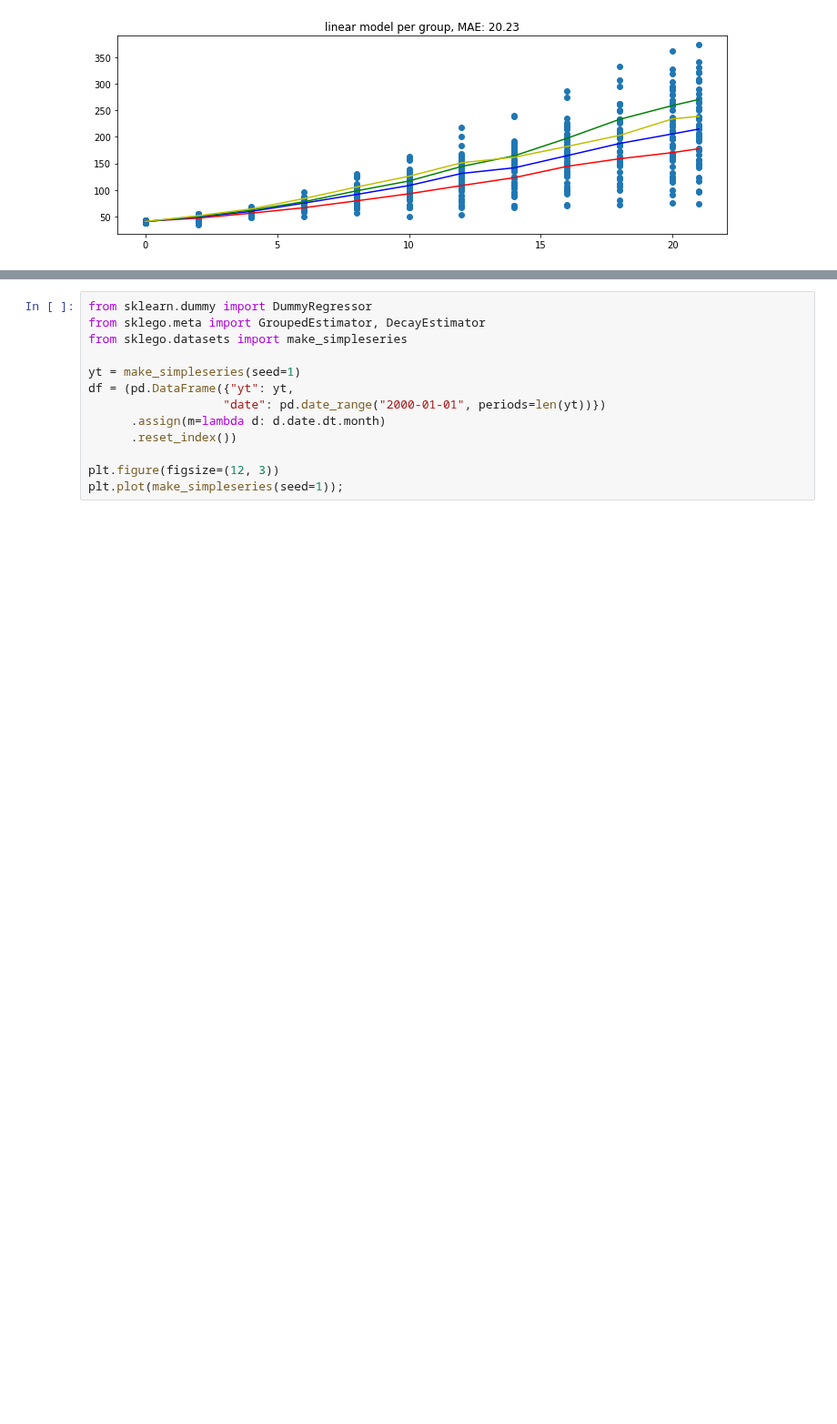
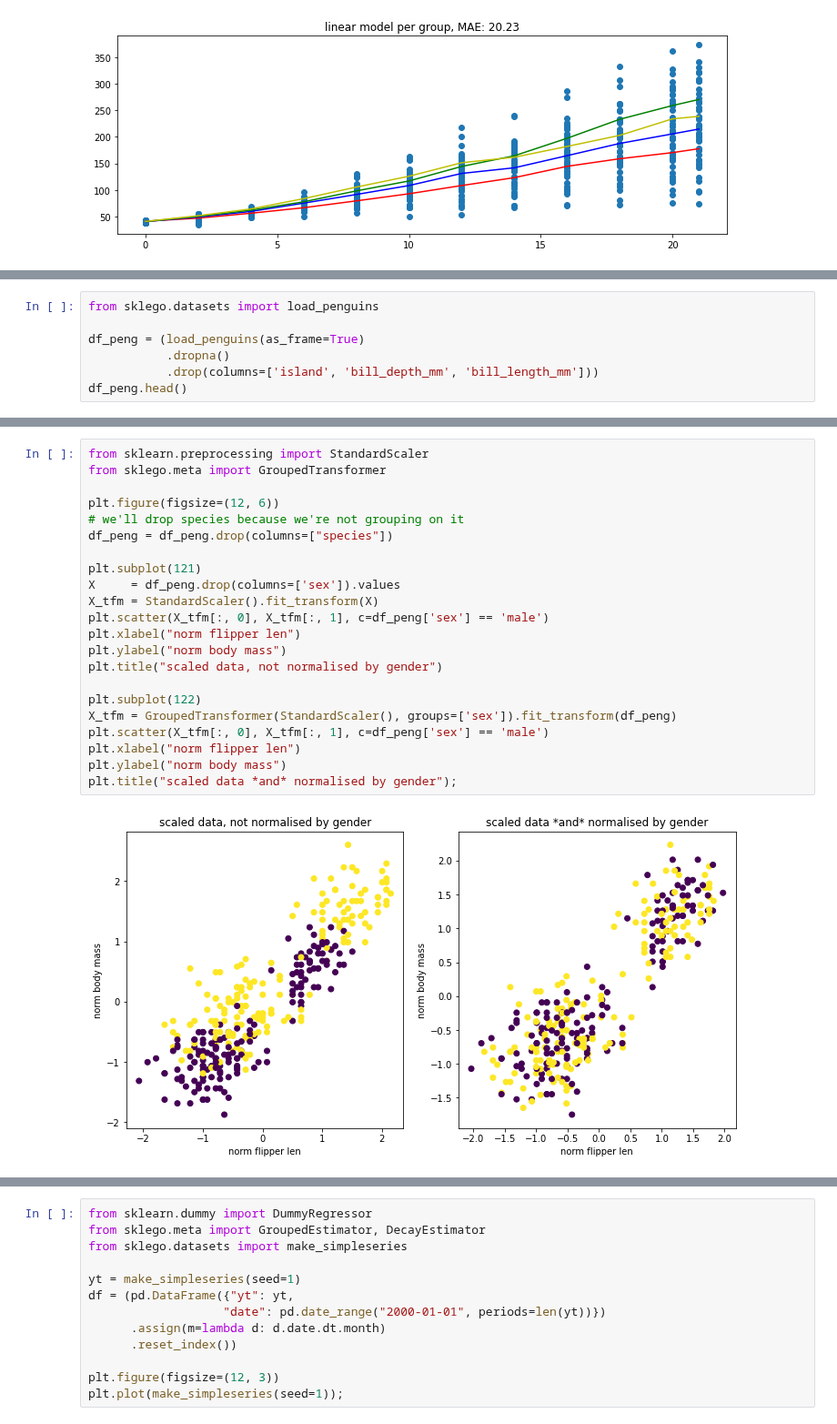
Before and after one commit to koaning/scikit-lego, a Jupyter notebook: doc/meta.ipynb, the cells around one changed output, grey strips where cells are left out. Shown at 91% size. Saved outputs shown, nothing was run; the diff lists cells and outputs as text; blank space fills up the shorter version.

Commit message:
groupted-tfm-example

```diff
--- a/doc/meta.ipynb
+++ b/doc/meta.ipynb
@@ -200,0 +208,7 @@ plot_model(pipe)
+# %%
+from sklego.datasets import load_penguins
+
+df_peng = (load_penguins(as_frame=True)
+           .dropna()
+           .drop(columns=['island', 'bill_depth_mm', 'bill_length_mm']))
+df_peng.head()
@@ -200,0 +224,24 @@ plot_model(pipe)
+# %%
+from sklearn.preprocessing import StandardScaler
+from sklego.meta import GroupedTransformer
+
+plt.figure(figsize=(12, 6))
+# we'll drop species because we're not grouping on it
+df_peng = df_peng.drop(columns=["species"])
+
+plt.subplot(121)
+X     = df_peng.drop(columns=['sex']).values
+X_tfm = StandardScaler().fit_transform(X)
+plt.scatter(X_tfm[:, 0], X_tfm[:, 1], c=df_peng['sex'] == 'male')
+plt.xlabel("norm flipper len")
+plt.ylabel("norm body mass")
+plt.title("scaled data, not normalised by gender")
+
+plt.subplot(122)
+X_tfm = GroupedTransformer(StandardScaler(), groups=['sex']).fit_transform(df_peng)
+plt.scatter(X_tfm[:, 0], X_tfm[:, 1], c=df_peng['sex'] == 'male')
+plt.xlabel("norm flipper len")
+plt.ylabel("norm body mass")
+plt.title("scaled data *and* normalised by gender");
+# %% [output]
+[figure, added]
```
Also changed, not shown: parts of 6 cells of this notebook.
